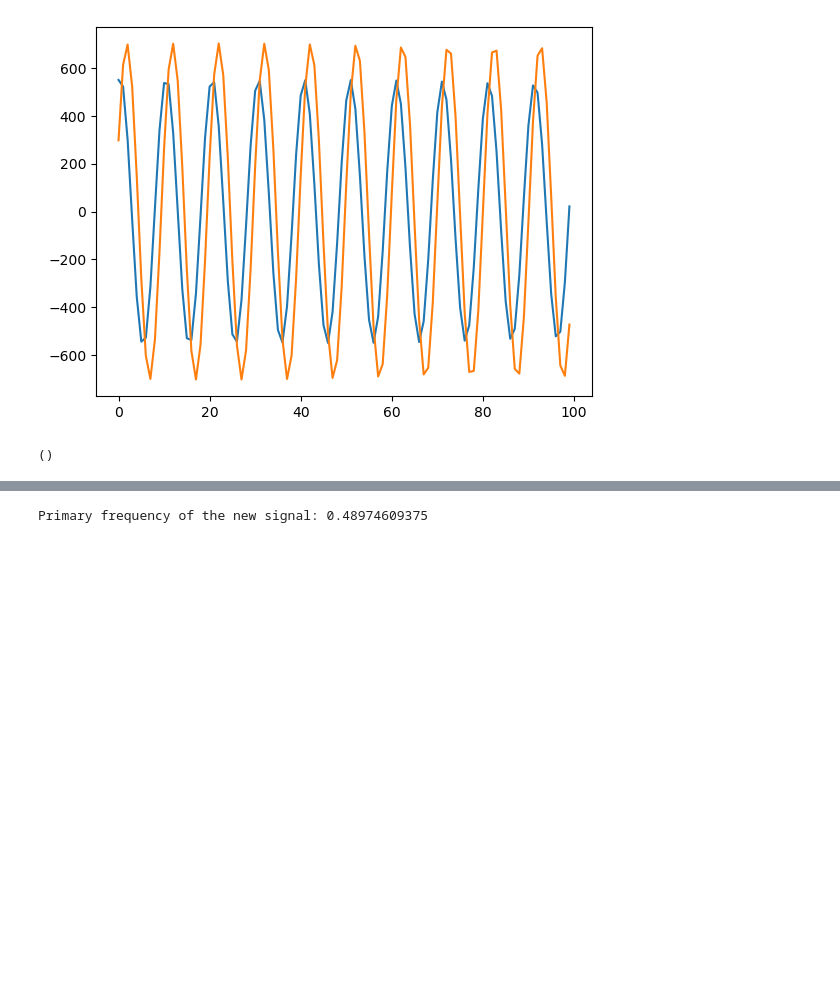
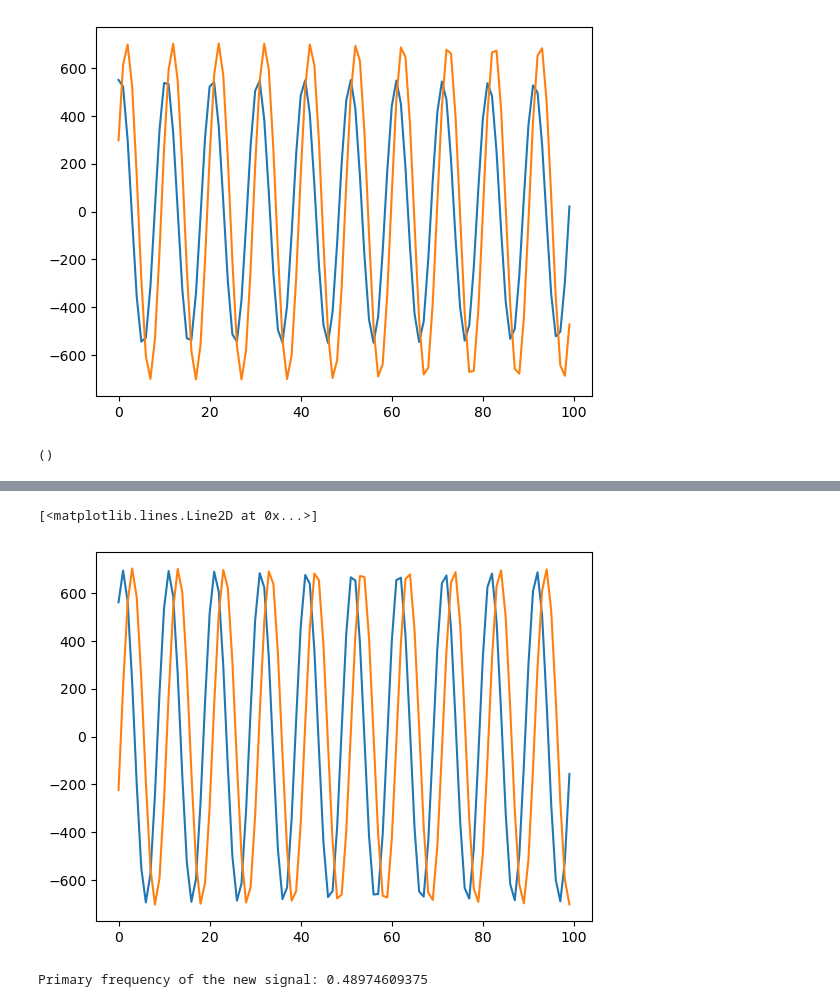
Before and after one commit to lusee-night/notebooks, a Jupyter notebook: calibrator/generate_signal.ipynb, the cells around one changed output, grey strips where cells are left out. Saved outputs shown, nothing was run; the diff lists cells and outputs as text; code cells hidden in the pictures; blank space fills up the shorter version.

```diff
--- a/calibrator/generate_signal.ipynb
+++ b/calibrator/generate_signal.ipynb
@@ -144,3 +162,11 @@ highest_freq =  10150000.0
+# %%
+corrected_drifted = (isolated_signal_drifted/window)[1000:-1000]
+corrected_not_drifted = (isolated_signal_not_drifted/window)[1000:-1000]
+plt.plot(corrected_drifted[-100:])
+plt.plot(corrected_not_drifted[-100:])
+# %% [output]
+[<matplotlib.lines.Line2D at 0x...>]
+[figure, added]
 # %%
 # check frequency is what we asked for
 def analyze_frequency(signal):
```
Also changed, not shown: parts of 2 cells of this notebook.
